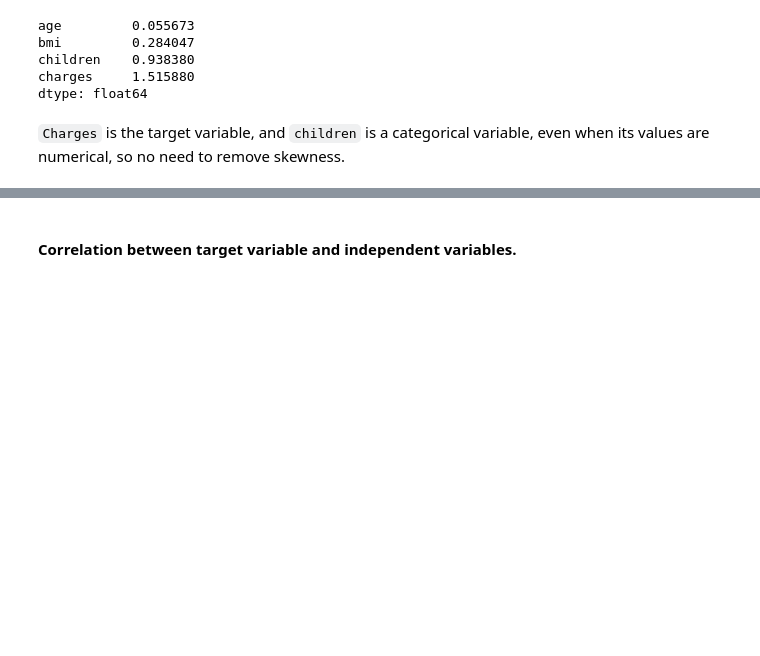
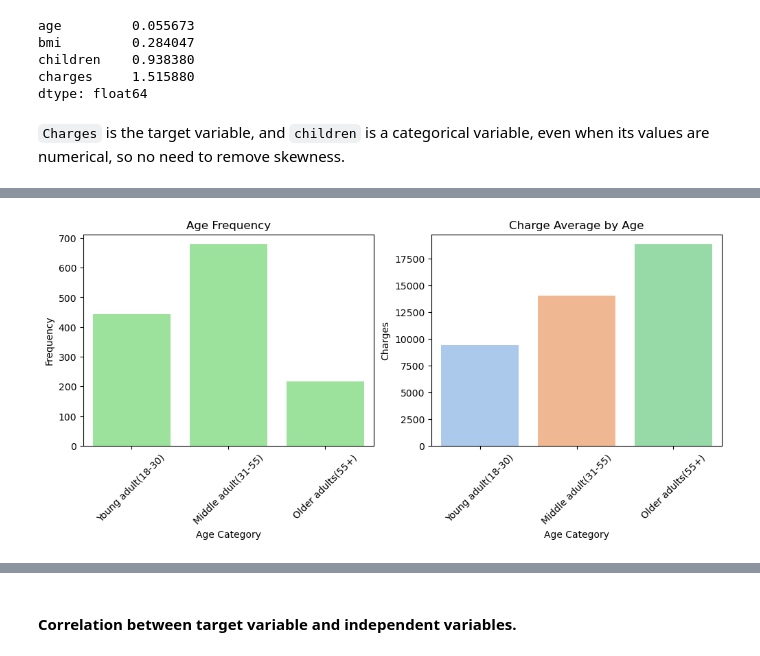
Before and after one commit to matiaga/Practice-Project, a Jupyter notebook: 02.Medical Cost Personal Insurance Project.ipynb, the cells around one changed output, grey strips where cells are left out. Cells and saved outputs as stored; diff of their text form; code cells hidden in the pictures; blank space fills up the shorter version.

```diff
--- a/02.Medical Cost Personal Insurance Project.ipynb
+++ b/02.Medical Cost Personal Insurance Project.ipynb
@@ -221,0 +265,16 @@ dtype: float64
+# %%
+# Categories:  Young Adult (18-30), Middle Adult(31-55), Older Adult(55+)
+age_categories = ['Young adult(18-30)','Middle adult(31-55)','Older adults(55+)']
+conditions =[
+    (df['age'] <= 30),
+    ((df['age'] > 30) & (df['age'] <= 55)),
+    (df['age'] > 55)
+]
+df['age_grp'] = np.select(conditions,age_categories, default="Other")
+
+# Converting to ordered category
+df['age_grp'] = df['age_grp'].astype('category')
+df['age_grp'].cat.reorder_categories(
+    new_categories=['Young adult(18-30)','Middle adult(31-55)','Older adults(55+)'],
+    ordered = True,
+    inplace = True)
@@ -221,0 +288,4 @@ dtype: float64
+# %%
+# Grouping by age, summary of number of registrations, average BMI and charges for each age group.
+grp_by_age = df.groupby(['age_grp']).agg({'age':'count', 'bmi':'mean','charges':'mean'})
+grp_by_age
@@ -221,0 +298,27 @@ dtype: float64
+# %%
+fig, axes = plt.subplots(1, 2, figsize=(12, 4))
+sns.set_palette('pastel')
+
+# Visualizing the Frequency by age group
+sns.countplot(data=df,  x='age_grp', color='lightgreen', ax=axes[0])
+# Visualizing the charge mean by age group
+sns.barplot(data=grp_by_age,x=grp_by_age.index,  y='charges',ax=axes[1])
+
+# Rotate x-axis labels on both charts
+axes[0].tick_params(axis='x', rotation=45)
+axes[1].tick_params(axis='x', rotation=45)
+
+axes[0].set_xlabel('Age Category')  # change xlabel
+axes[1].set_xlabel('Age Category')  # change xlabel
+
+
+axes[0].set_ylabel('Frequency')   # change ylabel
+axes[1].set_ylabel('Charges')     # change ylabel
+
+axes[0].set_title('Age Frequency')
+axes[1].set_title('Charge Average by Age')
+
+# plt.title(f"Frequency of Quality")
+plt.show()
+# %% [output]
+[figure, added]
```
Also changed, not shown: parts of 77 cells of this notebook, 1 other file.
